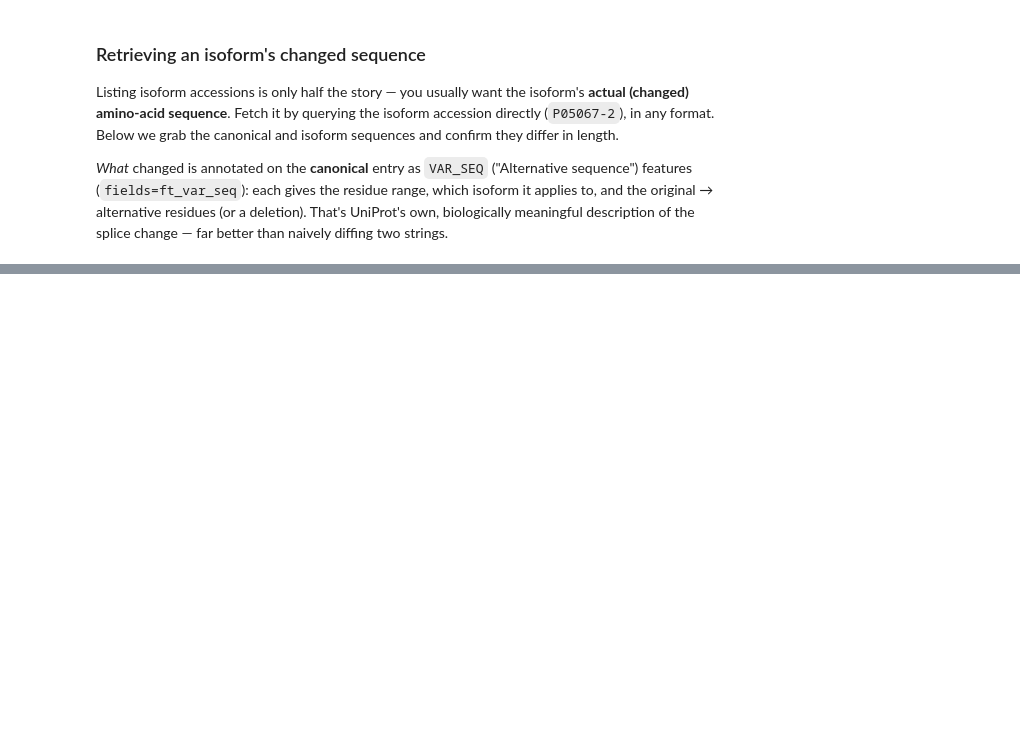
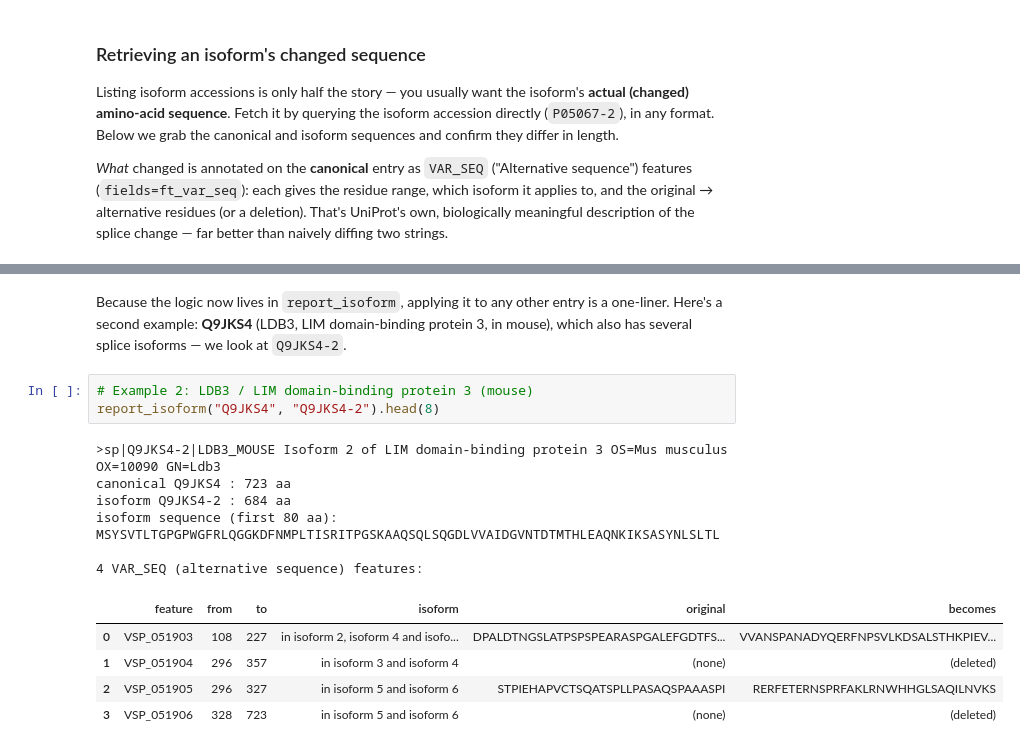
Before and after one commit to idf-io/tutorials, a Jupyter notebook: uniprot_programmatic-querying.ipynb, the cells around one changed output, grey strips where cells are left out. Saved outputs shown, nothing was run; the diff lists cells and outputs as text; blank space fills up the shorter version.

```diff
--- a/uniprot_programmatic-querying.ipynb
+++ b/uniprot_programmatic-querying.ipynb
@@ -736,3 +750,22 @@ isoform sequence (first 80 aa): MLPGLALLLLAAWTARALEVPTDGNAGLLAEPQIAMFCGRLNMHMNVQ
 | 5 | VSP_000003 | 290 | 345 | in isoform L-APP696 and isoform A... | (none) | (deleted) |
 | 6 | VSP_000005 | 290 | 305 | in isoform APP305 | VCSEQAETGPCRAMIS | KWYKEVHSGQARWLML |
 | 7 | VSP_000006 | 306 | 770 | in isoform APP305 | (none) | (deleted) |
+# %% [markdown]
+Because the logic now lives in `report_isoform`, applying it to any other entry is a
+one-liner. Here's a second example: **Q9JKS4** (LDB3, LIM domain-binding protein 3, in
+mouse), which also has several splice isoforms — we look at `Q9JKS4-2`.
+# %%
+# Example 2: LDB3 / LIM domain-binding protein 3 (mouse)
+report_isoform("Q9JKS4", "Q9JKS4-2").head(8)
+# %% [output]
+>sp|Q9JKS4-2|LDB3_MOUSE Isoform 2 of LIM domain-binding protein 3 OS=Mus musculus OX=10090 GN=Ldb3
+canonical Q9JKS4 : 723 aa
+isoform Q9JKS4-2 : 684 aa
+isoform sequence (first 80 aa): MSYSVTLTGPGPWGFRLQGGKDFNMPLTISRITPGSKAAQSQLSQGDLVVAIDGVNTDTMTHLEAQNKIKSASYNLSLTL
+
+4 VAR_SEQ (alternative sequence) features:
+|  | feature | from | to | isoform | original | becomes |
+| 0 | VSP_051903 | 108 | 227 | in isoform 2, isoform 4 and isofo... | DPALDTNGSLATPSPSPEARASPGALEFGDTFS... | VVANSPANADYQERFNPSVLKDSALSTHKPIEV... |
+| 1 | VSP_051904 | 296 | 357 | in isoform 3 and isoform 4 | (none) | (deleted) |
+| 2 | VSP_051905 | 296 | 327 | in isoform 5 and isoform 6 | STPIEHAPVCTSQATSPLLPASAQSPAAASPI | RERFETERNSPRFAKLRNWHHGLSAQILNVKS |
+| 3 | VSP_051906 | 328 | 723 | in isoform 5 and isoform 6 | (none) | (deleted) |
```
Also changed, not shown: parts of 1 cell of this notebook.
